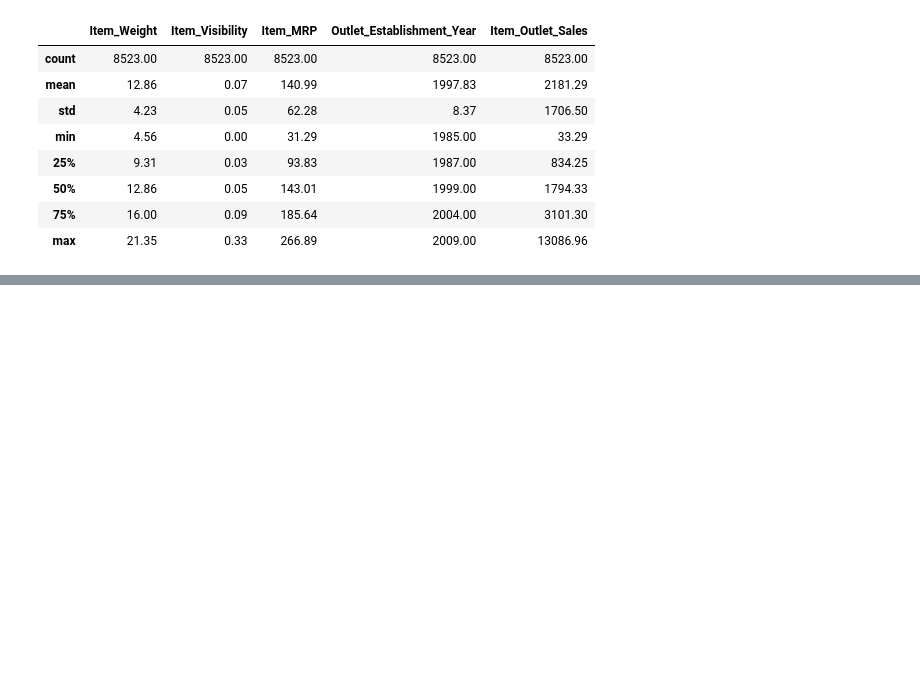
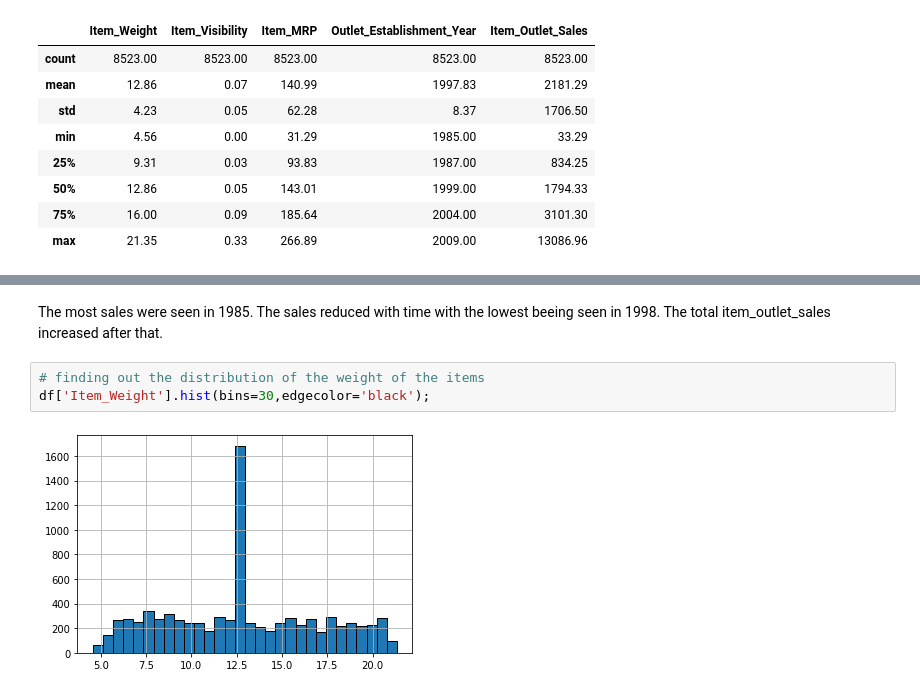
Before and after one commit to Gloria-L19/Sales_prediction, a Jupyter notebook: Salesprediction.ipynb, the cells around one changed output, grey strips where cells are left out. Drawn from its saved outputs; the diff is of its cells as text; blank space fills up the shorter version.

```diff
--- a/Salesprediction.ipynb
+++ b/Salesprediction.ipynb
@@ -119,0 +177,7 @@ df.describe().round(2)
+# %% [markdown]
+The most sales were seen in 1985. The sales reduced with time with the lowest beeing seen in 1998. The total item_outlet_sales increased after that.
+# %%
+# finding out the distribution of the weight of the items
+df['Item_Weight'].hist(bins=30,edgecolor='black');
+# %% [output]
+[figure, added]
```
Also changed, not shown: parts of 12 cells of this notebook.
